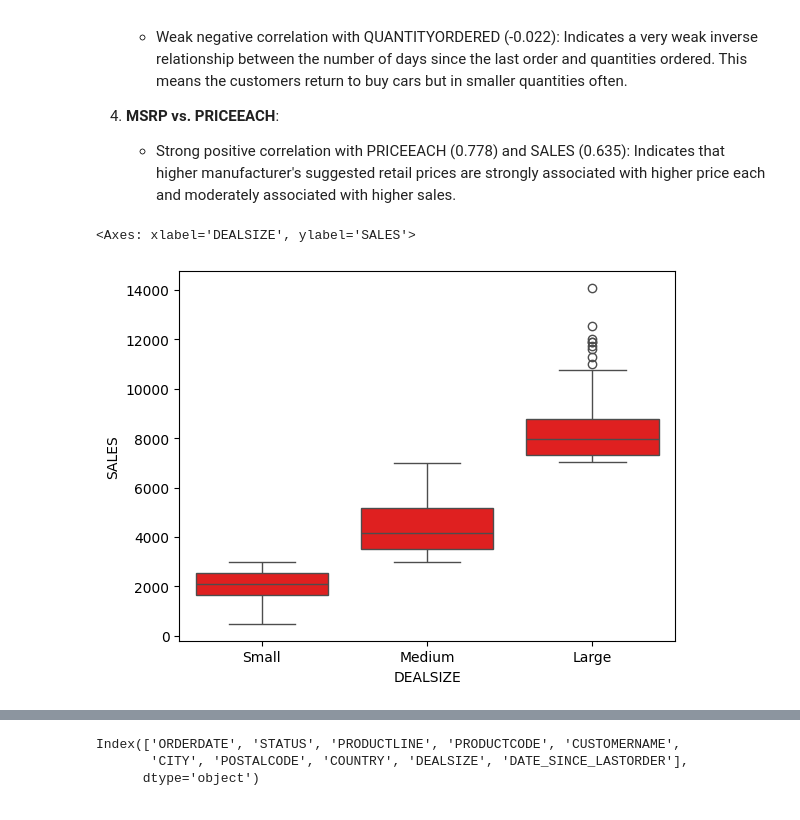
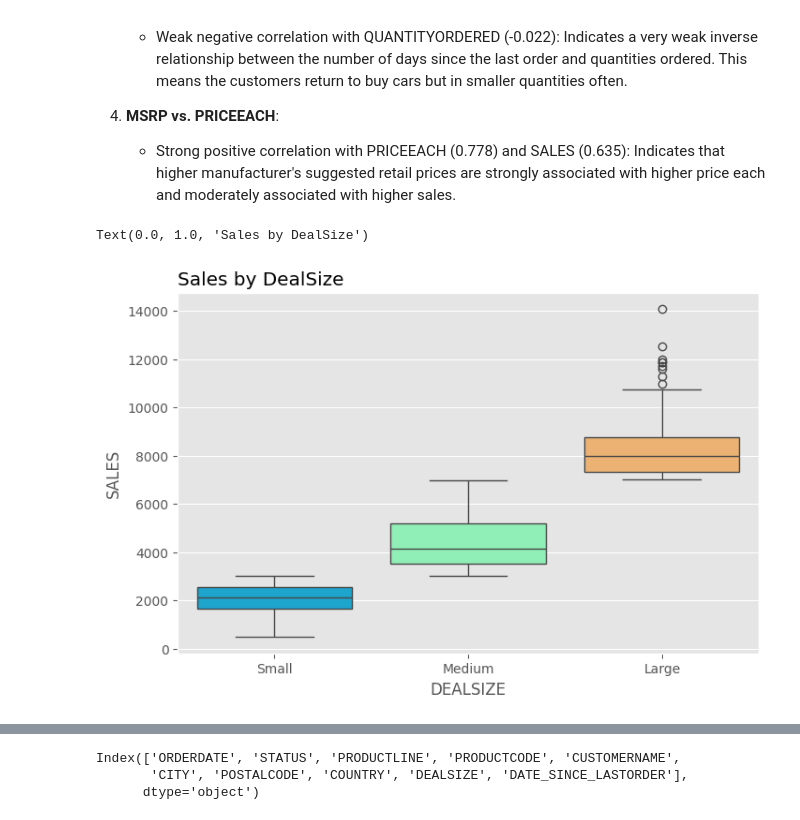
Before and after one commit to DataNerdss/Automobile_Sales_Analysis_Project, a Jupyter notebook: car_sales_analysis.ipynb, the cells around one changed output, grey strips where cells are left out. Saved outputs shown, nothing was run; the diff lists cells and outputs as text; code cells hidden in the pictures.

```diff
--- a/car_sales_analysis.ipynb
+++ b/car_sales_analysis.ipynb
@@ -358,7 +358,10 @@ plt.show()
 5. **MSRP vs. PRICEEACH**:
    - Strong positive correlation with PRICEEACH (0.778) and SALES (0.635): Indicates that higher manufacturer's suggested retail prices are strongly associated with higher price each and moderately associated with higher sales.
 # %%
-sns.boxplot(data = df, x = 'DEALSIZE', y = 'SALES', palette='')
+plt.figure(figsize=(8,5))
+plt.style.use('ggplot')
+sns.boxplot(data = df, x = 'DEALSIZE', y = 'SALES', palette='rainbow')
+plt.title('Sales by DealSize', loc = 'left')
 # %% [output]
-<Axes: xlabel='DEALSIZE', ylabel='SALES'>
+Text(0.0, 1.0, 'Sales by DealSize')
-[figure, old version]
+[figure, new version]
```
Also changed, not shown: parts of 2 cells of this notebook.
